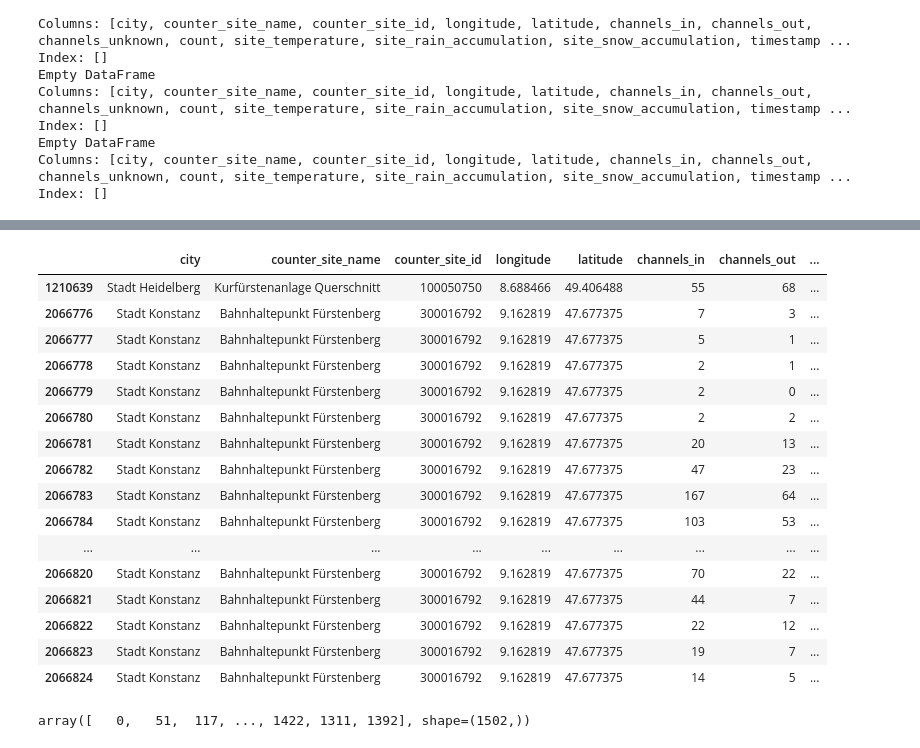
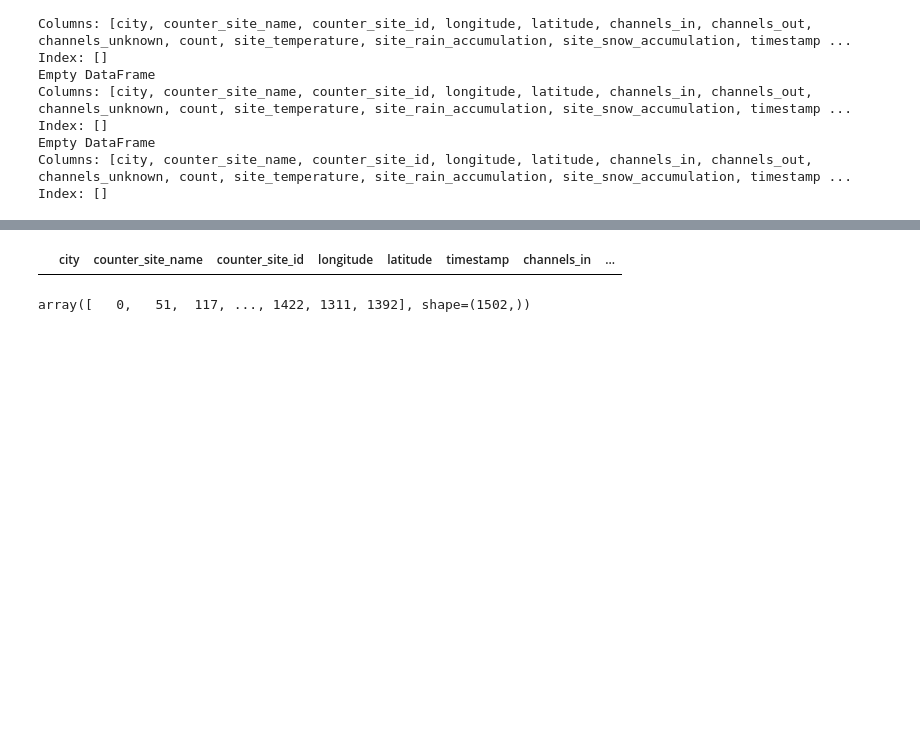
Before and after one commit to skessler01/data_literacy, a Jupyter notebook: notebooks/data_load_2.ipynb, the cells around one changed output, grey strips where cells are left out. Cells and saved outputs as stored; diff of their text form; code cells hidden in the pictures; blank space fills up the shorter version.

```diff
--- a/notebooks/data_load_2.ipynb
+++ b/notebooks/data_load_2.ipynb
@@ -360,24 +461,12 @@ False       1861
 Name: count, dtype: int64
 # %%
-data_cleaned[data_cleaned["checksum_correct"] == False].head(50)
+checksum_failure_data = data_cleaned[data_cleaned["checksum_correct"] == False][['city', 'counter_site_name', 'counter_site_id', 'longitude', 'latitude',
+       'timestamp', 'channels_in', 'channels_out', 'channels_unknown', 'count']]
+# Speichere lokal als CSV-Datei
+checksum_failure_data.to_csv("../data/cs_failure_data.csv", index=False)
+checksum_failure_data.head()
 # %% [output]
-|  | city | counter_site_name | counter_site_id | longitude | latitude | channels_in | channels_out | ... |
-| 1210639 | Stadt Heidelberg | Kurfürstenanlage Querschnitt | 100050750 | 8.688466 | 49.406488 | 55 | 68 | ... |
-| 2066776 | Stadt Konstanz | Bahnhaltepunkt Fürstenberg | 300016792 | 9.162819 | 47.677375 | 7 | 3 | ... |
-| 2066777 | Stadt Konstanz | Bahnhaltepunkt Fürstenberg | 300016792 | 9.162819 | 47.677375 | 5 | 1 | ... |
-| 2066778 | Stadt Konstanz | Bahnhaltepunkt Fürstenberg | 300016792 | 9.162819 | 47.677375 | 2 | 1 | ... |
-| 2066779 | Stadt Konstanz | Bahnhaltepunkt Fürstenberg | 300016792 | 9.162819 | 47.677375 | 2 | 0 | ... |
-| 2066780 | Stadt Konstanz | Bahnhaltepunkt Fürstenberg | 300016792 | 9.162819 | 47.677375 | 2 | 2 | ... |
-| 2066781 | Stadt Konstanz | Bahnhaltepunkt Fürstenberg | 300016792 | 9.162819 | 47.677375 | 20 | 13 | ... |
-| 2066782 | Stadt Konstanz | Bahnhaltepunkt Fürstenberg | 300016792 | 9.162819 | 47.677375 | 47 | 23 | ... |
-| 2066783 | Stadt Konstanz | Bahnhaltepunkt Fürstenberg | 300016792 | 9.162819 | 47.677375 | 167 | 64 | ... |
-| 2066784 | Stadt Konstanz | Bahnhaltepunkt Fürstenberg | 300016792 | 9.162819 | 47.677375 | 103 | 53 | ... |
-| ... | ... | ... | ... | ... | ... | ... | ... | ... |
-| 2066820 | Stadt Konstanz | Bahnhaltepunkt Fürstenberg | 300016792 | 9.162819 | 47.677375 | 70 | 22 | ... |
-| 2066821 | Stadt Konstanz | Bahnhaltepunkt Fürstenberg | 300016792 | 9.162819 | 47.677375 | 44 | 7 | ... |
-| 2066822 | Stadt Konstanz | Bahnhaltepunkt Fürstenberg | 300016792 | 9.162819 | 47.677375 | 22 | 12 | ... |
-| 2066823 | Stadt Konstanz | Bahnhaltepunkt Fürstenberg | 300016792 | 9.162819 | 47.677375 | 19 | 7 | ... |
-| 2066824 | Stadt Konstanz | Bahnhaltepunkt Fürstenberg | 300016792 | 9.162819 | 47.677375 | 14 | 5 | ... |
+|  | city | counter_site_name | counter_site_id | longitude | latitude | timestamp | channels_in | ... |
 # %%
 # Vermutung: 'channels_unknown' ist eine Art Fehlercode, der entweder 0 oder 8 ist -> zeige Werte von channels_unknown an
 data_cleaned['channels_unknown'].unique()
```
Also changed, not shown: parts of 7 cells of this notebook, 1 other file.
